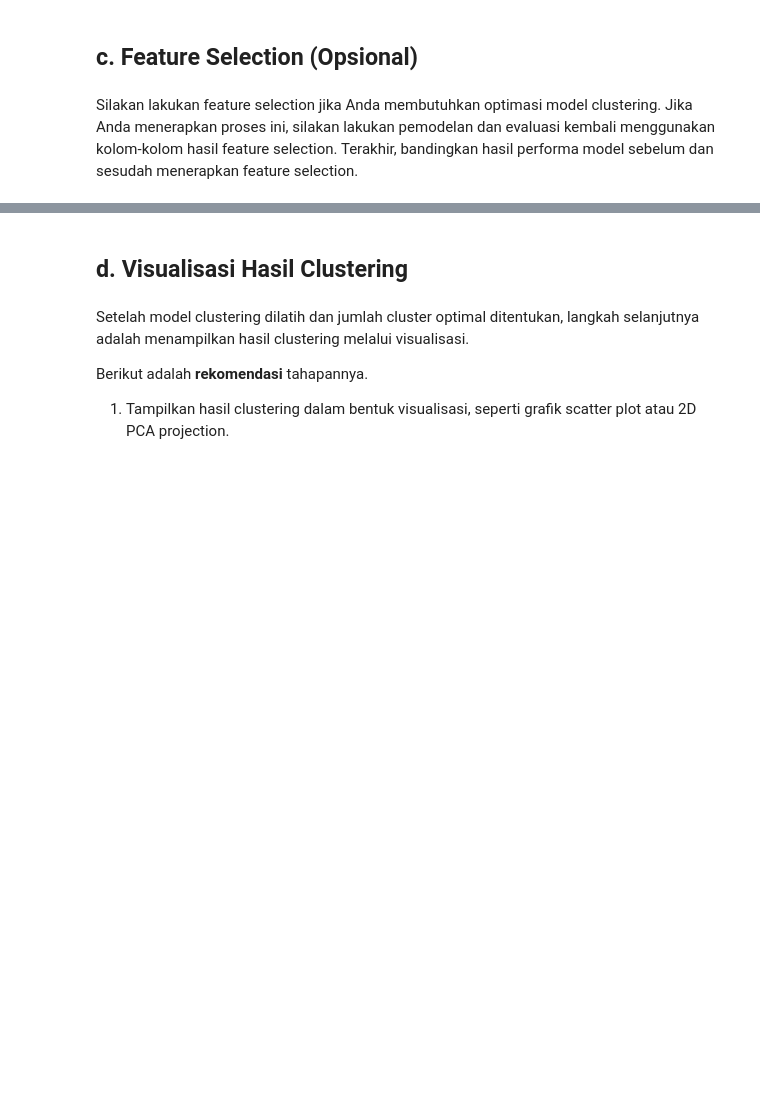
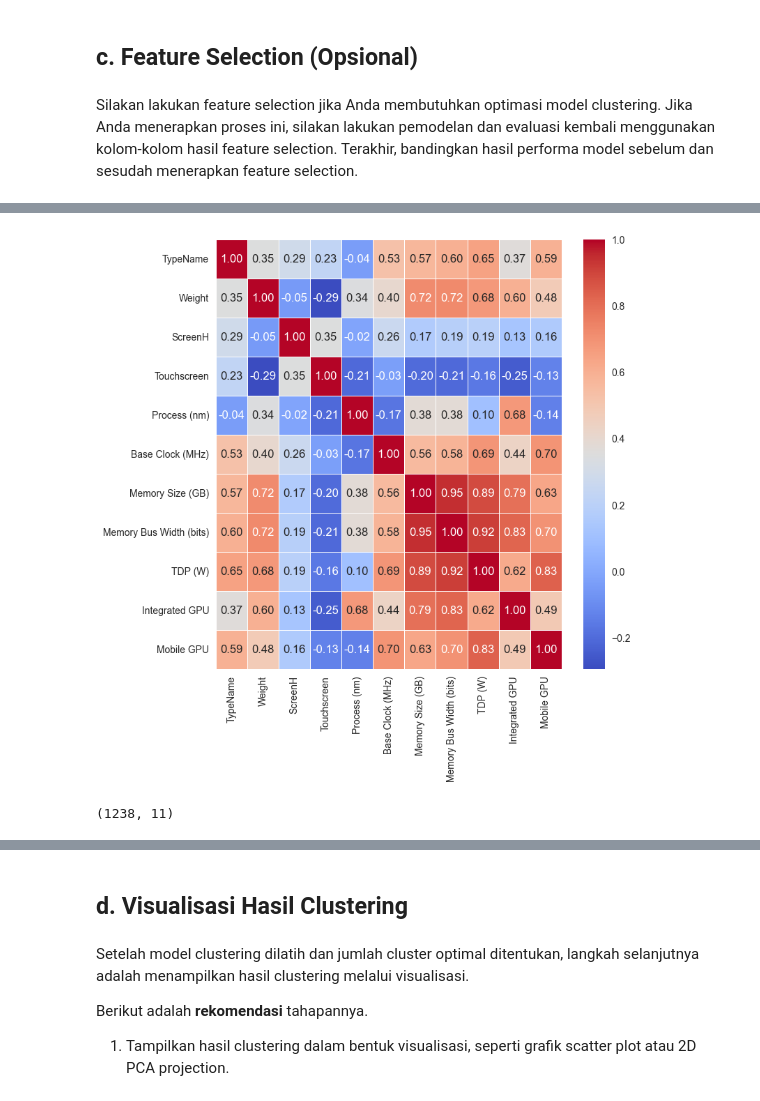
Before and after one commit to nfach98/LaptopClustering, a Jupyter notebook: [Clustering] Submission Akhir BMLP_Nino Fachrurozy.ipynb, the cells around one changed output, grey strips where cells are left out. Saved outputs shown, nothing was run; the diff lists cells and outputs as text; code cells hidden in the pictures; blank space fills up the shorter version.

```diff
--- a/[Clustering] Submission Akhir BMLP_Nino Fachrurozy.ipynb
+++ b/[Clustering] Submission Akhir BMLP_Nino Fachrurozy.ipynb
@@ -173,0 +338,9 @@ Pada tahap ini, Anda membangun model clustering dengan memilih algoritma yang se
+# %%
+k = 4
+kmeans = KMeans(n_clusters=k, random_state=0)
+kmeans.fit(X)
+labels = kmeans.labels_
+# %%
+df_pre = df_scaled.copy()
+df_pre['Cluster'] = labels
+df_pre.head()
@@ -189,0 +372,22 @@ Silakan lakukan feature selection jika Anda membutuhkan optimasi model clusterin
+# %%
+X = df_pre.select_dtypes(include=['number']).drop(['Cluster'], axis=1).values
+y = df_pre['Cluster'].values
+X_train, X_test, y_train, y_test = train_test_split(X, y, test_size=0.2, random_state=42)
+rf_model = RandomForestClassifier(n_estimators=100, random_state=42)
+rf_model.fit(X_train, y_train)
+
+importances = rf_model.feature_importances_
+indices = np.argsort(importances)[::-1]
+
+threshold = 0.02
+important_features_indices = [i for i in range(len(importances)) if importances[i] >= threshold]
+
+features = []
+
+print("Fitur yang dipilih dengan Embedded Methods (di atas ambang batas):")
+for i in important_features_indices:
+  col = df_pre.select_dtypes(include=['number']).columns[i]
+  features.append(col)
+  print(f"{col}: {importances[i]}")
+
+# features.extend(['Ram', 'CPU_freq'])
@@ -189,0 +407,4 @@ Silakan lakukan feature selection jika Anda membutuhkan optimasi model clusterin
+# %%
+df_select = df_scaled[features]
+df_select = df_select.select_dtypes(include=['number'])
+df_select.head()
@@ -189,0 +418,11 @@ Silakan lakukan feature selection jika Anda membutuhkan optimasi model clusterin
+# %%
+plt.figure(figsize=(8, 8))
+dataplot = sns.heatmap(df_select.corr(numeric_only=True), annot=True, cmap='coolwarm', fmt='.2f', linewidths=0.5)
+plt.show()
+# %% [output]
+[figure, added]
+# %%
+X_select = df_select.values
+X_select.shape
+# %% [output]
+(1238, 11)
```
Also changed, not shown: parts of 48 cells of this notebook.
